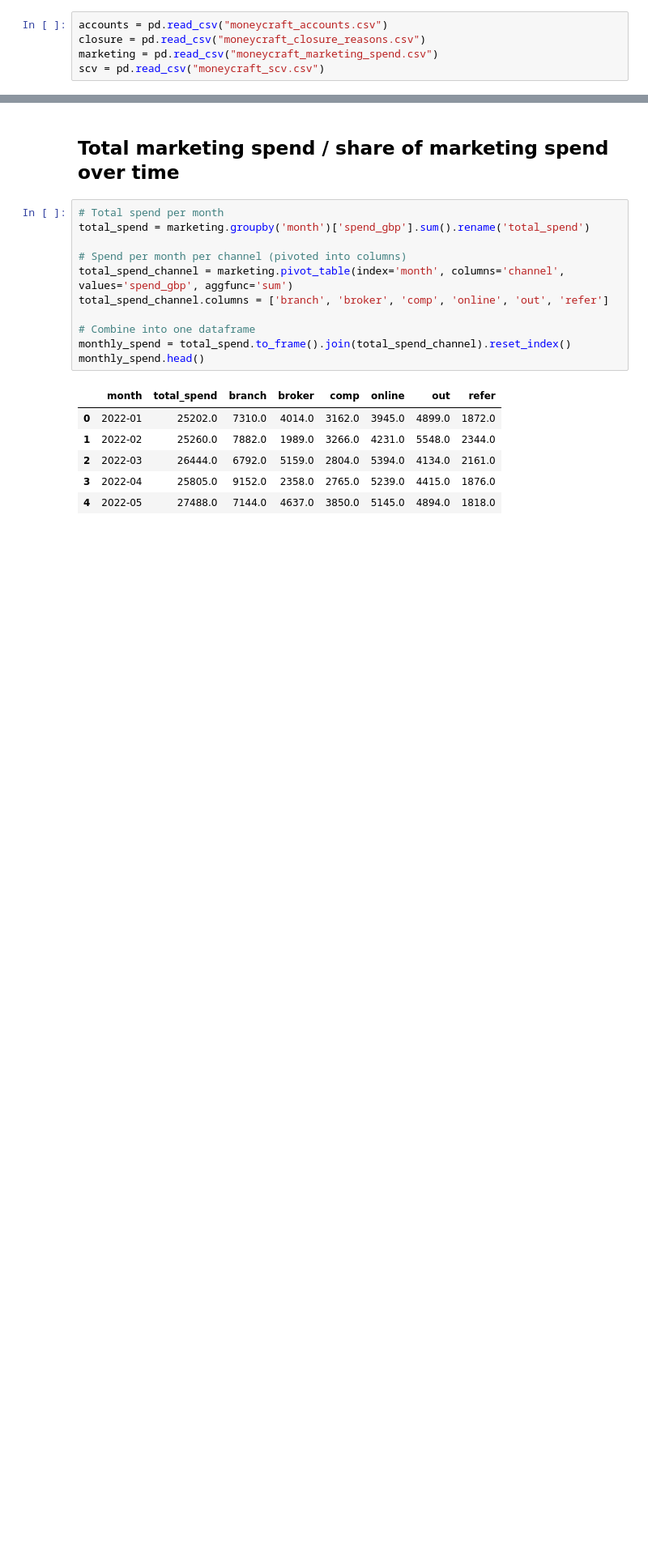
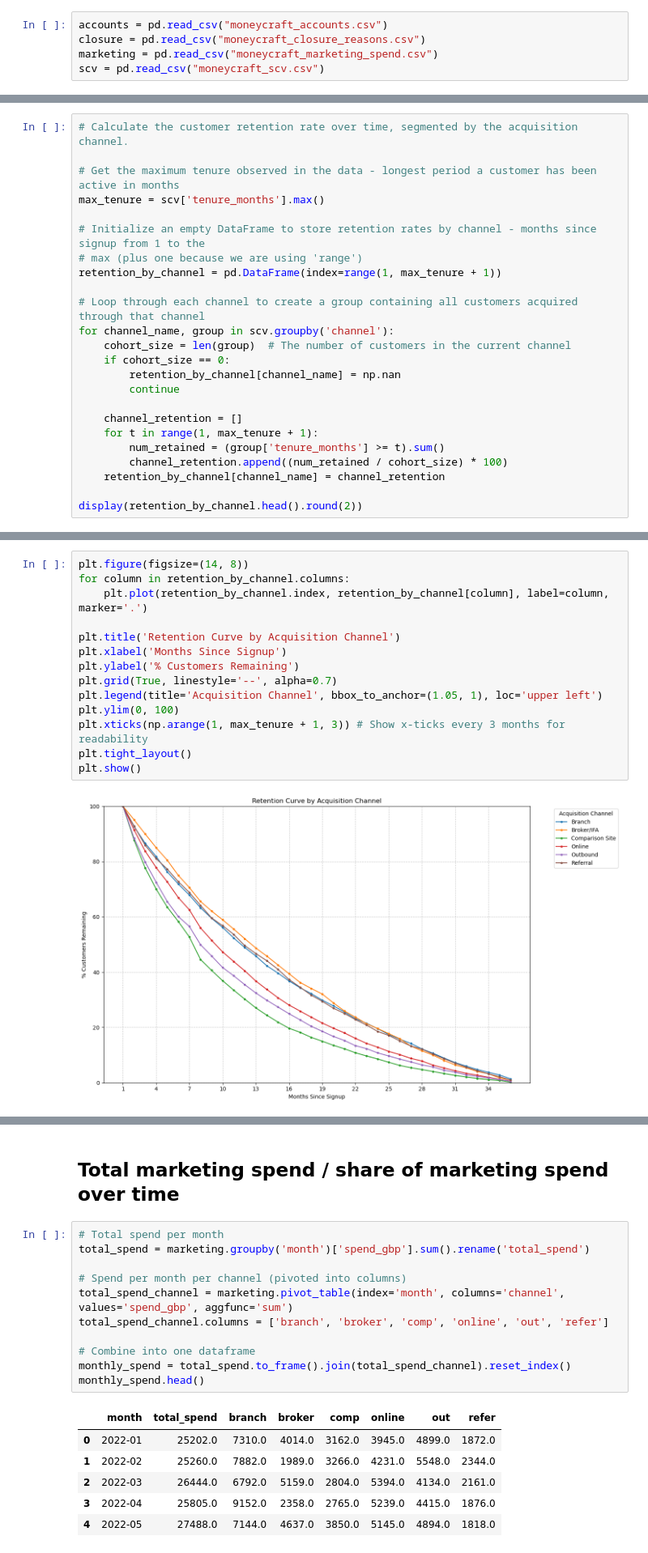
Before and after one commit to geraintmelville/moneycraft_project, a Jupyter notebook: Geraint.ipynb, the cells around one changed output, grey strips where cells are left out. Shown at 81% size. Drawn from its saved outputs; the diff is of its cells as text; blank space fills up the shorter version.

```diff
--- a/Geraint.ipynb
+++ b/Geraint.ipynb
@@ -22,0 +333,24 @@ scv.head()
+# %%
+# Calculate the customer retention rate over time, segmented by the acquisition channel.
+
+# Get the maximum tenure observed in the data - longest period a customer has been active in months
+max_tenure = scv['tenure_months'].max()
+
+# Initialize an empty DataFrame to store retention rates by channel - months since signup from 1 to the
+# max (plus one because we are using 'range')
+retention_by_channel = pd.DataFrame(index=range(1, max_tenure + 1))
+
+# Loop through each channel to create a group containing all customers acquired through that channel
+for channel_name, group in scv.groupby('channel'):
+    cohort_size = len(group)  # The number of customers in the current channel
+    if cohort_size == 0:
+        retention_by_channel[channel_name] = np.nan
+        continue
+
+    channel_retention = []
+    for t in range(1, max_tenure + 1):
+        num_retained = (group['tenure_months'] >= t).sum()
+        channel_retention.append((num_retained / cohort_size) * 100)
+    retention_by_channel[channel_name] = channel_retention
+
+display(retention_by_channel.head().round(2))
@@ -22,0 +398,16 @@ scv.head()
+# %%
+plt.figure(figsize=(14, 8))
+for column in retention_by_channel.columns:
+    plt.plot(retention_by_channel.index, retention_by_channel[column], label=column, marker='.')
+
+plt.title('Retention Curve by Acquisition Channel')
+plt.xlabel('Months Since Signup')
+plt.ylabel('% Customers Remaining')
+plt.grid(True, linestyle='--', alpha=0.7)
+plt.legend(title='Acquisition Channel', bbox_to_anchor=(1.05, 1), loc='upper left')
+plt.ylim(0, 100)
+plt.xticks(np.arange(1, max_tenure + 1, 3)) # Show x-ticks every 3 months for readability
+plt.tight_layout()
+plt.show()
+# %% [output]
+[figure, added]
```
Also changed, not shown: parts of 78 cells of this notebook, 1 other file.
